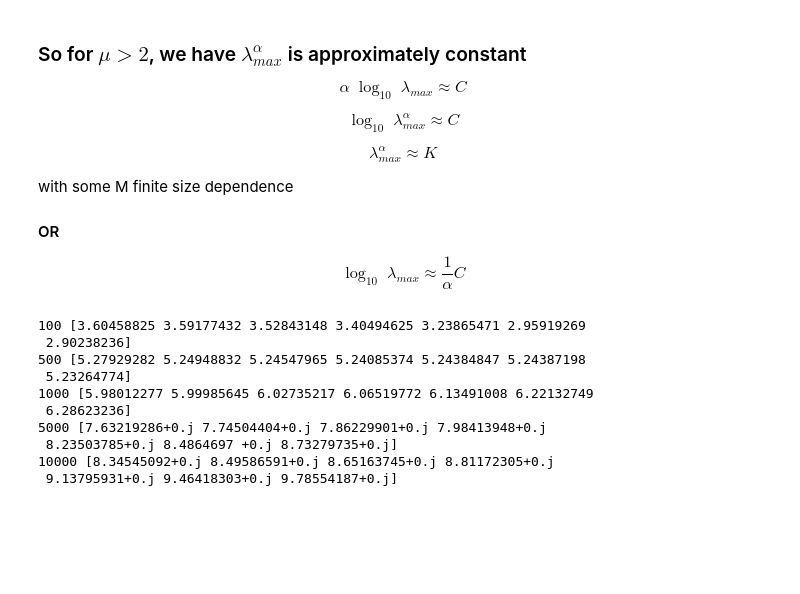
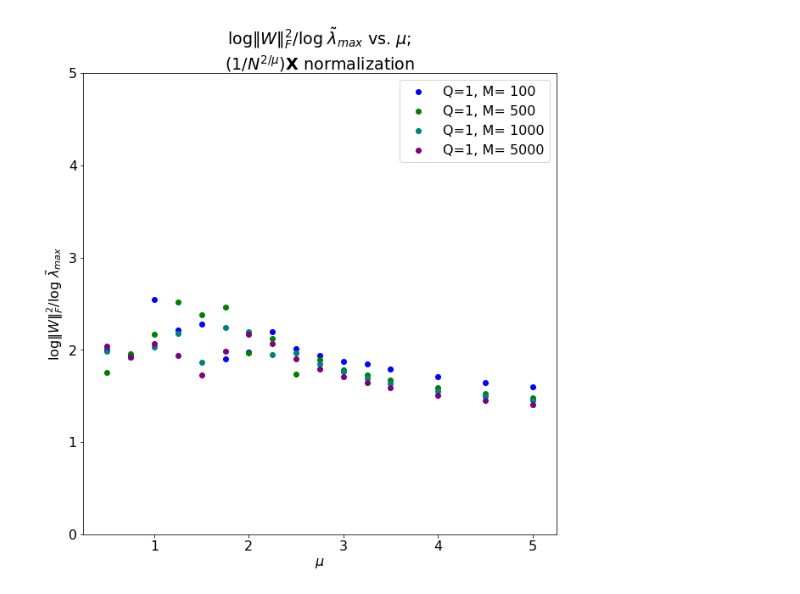
Before and after one commit to CalculatedContent/PredictingTestAccuracies, a Jupyter notebook: PowerLawExample-Alpha-LogNorm-Relations.ipynb, the cells around one changed output. Drawn from its saved outputs; the diff is of its cells as text; code cells hidden in the pictures; blank space fills up the shorter version.

Commit message:
updated power law plots, paper:

```diff
--- a/PowerLawExample-Alpha-LogNorm-Relations.ipynb
+++ b/PowerLawExample-Alpha-LogNorm-Relations.ipynb
@@ -16,0 +39,4 @@ $$\dfrac{\log\Vert W\Vert^{2}}{\log\lambda_{max}}\;\;\;vs\;\;\alpha$$
+# %%
+mus = [0.5, 0.75, 1.0, 1.25, 1.5, 1.75, 2.0, 2.25, 2.5, 2.75, 3.0, 3.25, 3.5, 4, 4.5, 5]
+Ms = [100, 500, 1000, 5000]#, 10000]
+Mcolors=['blue','green', 'teal', 'purple', 'red']
@@ -236,3 +243,0 @@ Calculating best minimal value for power law fit
-# %%
-plt.rcParams['figure.figsize'] = [5,5]
-plt.hist(evals,bins=100);
@@ -272,8 +243,0 @@ plt.legend()
-# %%
-for M in 100, 500, 1000, 5000, 10000:
-    alogL = np.multiply( np.log10(l_maxs[M]), aas)
-    x = np.arange(len(alogL))
-    plt.scatter(mus,alogL,label="{}".format(M))
-plt.legend()
-plt.ylabel(r"$\alpha\;\log_{10}\;\lambda_{max}$")
-plt.xlabel(r"$\mu$")
@@ -283,29 +244,20 @@ Text(0.5,0,'$\\mu$')
-# %% [markdown]
-### So for $\mu>2$, we have $\lambda_{max}^{\alpha}$ is approximately constant
-
-$$\alpha\;\log_{10}\;\lambda_{max}\approx C$$
-
-$$\log_{10}\;\lambda_{max}^{\alpha}\approx C$$
-
-$$\lambda_{max}^{\alpha}\approx K$$
-
-with some M finite size dependence
-
-#### OR
-
-$$\log_{10}\;\lambda_{max}\approx \dfrac{1}{\alpha}C$$
-# %%
-for M in 100, 500, 1000, 5000, 10000:
-    alogL = np.multiply( np.log10(l_maxs[M]), aas)
-    print(M, alogL[9:])
-# %% [output]
-100 [3.60458825 3.59177432 3.52843148 3.40494625 3.23865471 2.95919269
- 2.90238236]
-500 [5.27929282 5.24948832 5.24547965 5.24085374 5.24384847 5.24387198
- 5.23264774]
-1000 [5.98012277 5.99985645 6.02735217 6.06519772 6.13491008 6.22132749
- 6.28623236]
-5000 [7.63219286+0.j 7.74504404+0.j 7.86229901+0.j 7.98413948+0.j
- 8.23503785+0.j 8.4864697 +0.j 8.73279735+0.j]
-10000 [8.34545092+0.j 8.49586591+0.j 8.65163745+0.j 8.81172305+0.j
- 9.13795931+0.j 9.46418303+0.j 9.78554187+0.j]
+# %%
+import matplotlib.pyplot as plt
+plt.rcParams['figure.figsize'] = [10,10]
+matplotlib.rcParams.update({'font.size': 16})
+
+plt.title(r"$\log\Vert W\Vert_{F}^{2} / \log\;\tilde{\lambda}_{max}$ vs. $\mu;$"+"\n"+r"$(1/N^{2/\mu})\mathbf{X}$ normalization")
+plt.xlabel(r"$\mu$")
+plt.ylabel(r"$\log\Vert W\Vert_{F}^{2} / \log\;\tilde{\lambda}_{max}$")
+
+for im, M in enumerate(Ms):
+    [ratios,alphas] = Mresults[M]
+    plt.scatter(mus, ratios, label="Q=1, M= {}".format(M), color=Mcolors[im])
+
+plt.legend()
+#plt.xlim(1,2)
+plt.ylim(0,5)
+
+plt.savefig("img/LogNorm-Lmax-Scaled.png")
+# %% [output]
+[figure, added]
```
Also changed, not shown: parts of 26 cells of this notebook, 2 other files.
